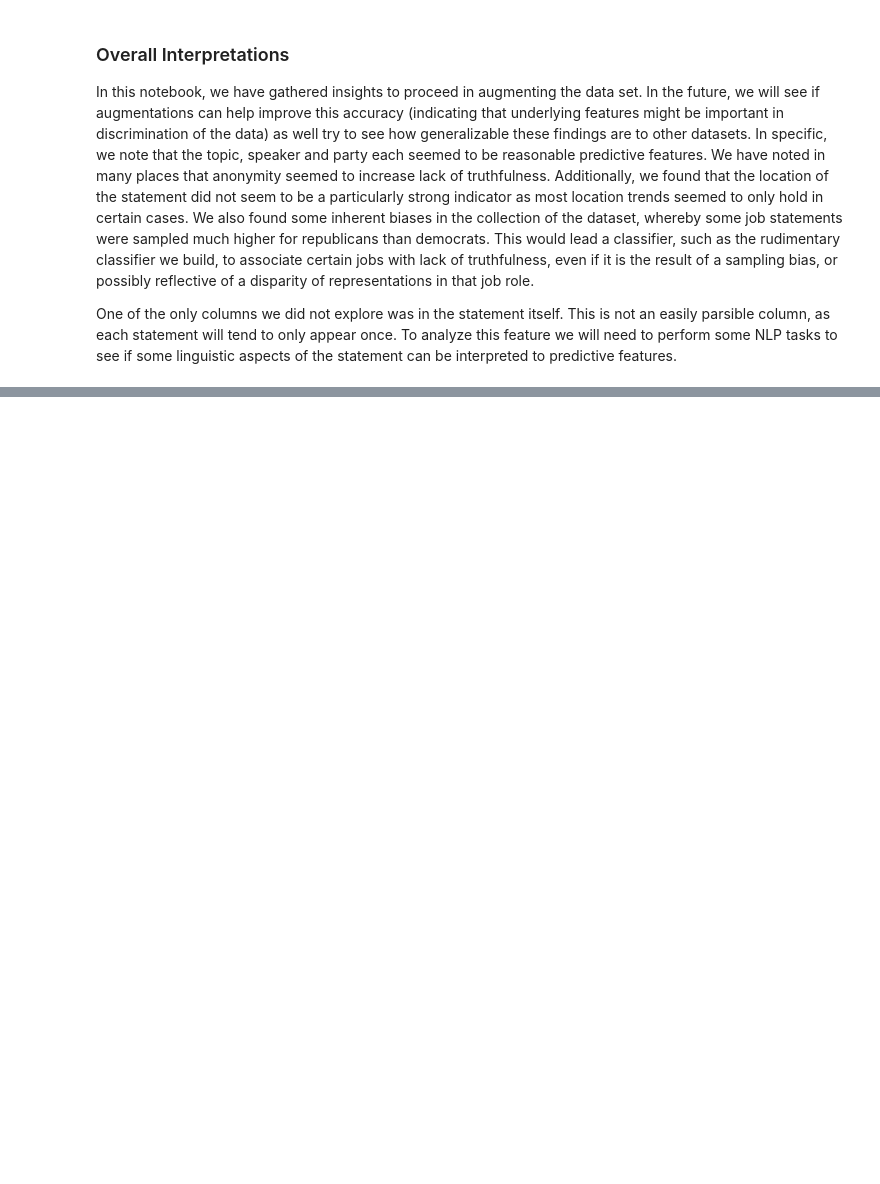
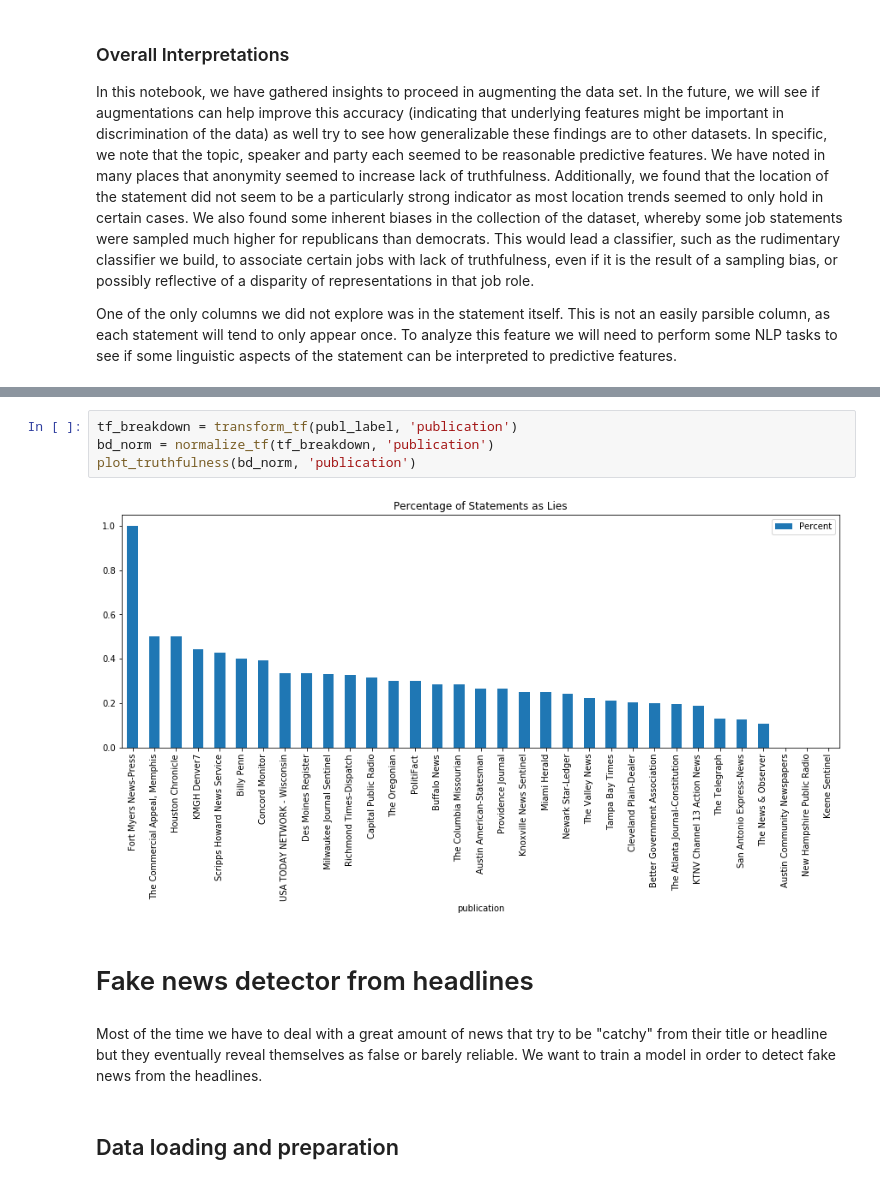
Before and after one commit to mikanikos/Features-of-Lies, a Jupyter notebook: Exploration.ipynb, the cells around one changed output, grey strips where cells are left out. Saved outputs shown, nothing was run; the diff lists cells and outputs as text; blank space fills up the shorter version.

Commit message:
extended notebook and tried text classifiers for headlines

```diff
--- a/Exploration.ipynb
+++ b/Exploration.ipynb
@@ -680,0 +687,12 @@ One of the only columns we did not explore was in the statement itself. This is
+# %%
+tf_breakdown = transform_tf(publ_label, 'publication')
+bd_norm = normalize_tf(tf_breakdown, 'publication')
+plot_truthfulness(bd_norm, 'publication')
+# %% [output]
+[figure, added]
+# %% [markdown]
+# Fake news detector from headlines
+# %% [markdown]
+Most of the time we have to deal with a great amount of news that try to be "catchy" from their title or headline but they eventually reveal themselves as false or barely reliable. We want to train a model in order to detect fake news from the headlines.
+# %% [markdown]
+## Data loading and preparation
```
Also changed, not shown: parts of 88 cells of this notebook.
